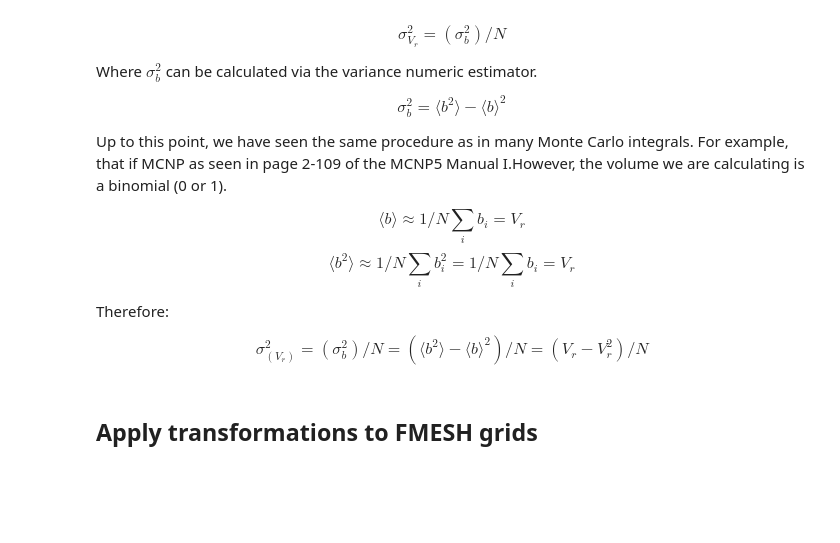
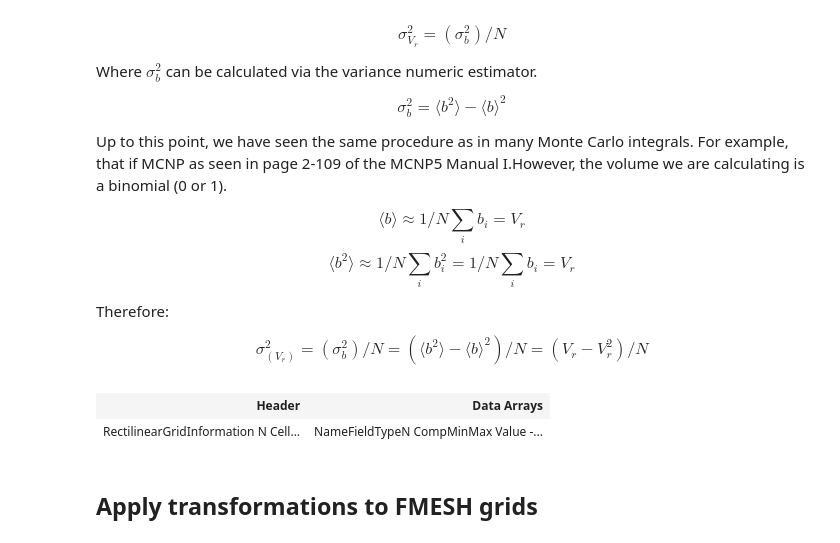
Before and after one commit to Fusion4Energy/F4Enix, a Jupyter notebook: docs/source/examples/output/jupyters/meshtal.ipynb, the cells around one changed output. Saved outputs shown, nothing was run; the diff lists cells and outputs as text; code cells hidden in the pictures; blank space fills up the shorter version.

```diff
--- a/docs/source/examples/output/jupyters/meshtal.ipynb
+++ b/docs/source/examples/output/jupyters/meshtal.ipynb
@@ -262,29 +324,32 @@ $$σ_{(V_r)}^2=(σ_b^2)/N=(〈b^2 〉-〈b〉^2)/N=(V_r-V_r^2)/N$$
 # %%
 import tempfile  # To have a scratch directory for the example
 import os
 import pyvista as pv
 from f4enix.output.meshtal import Meshtal
 from f4enix.output.cuv_sampling_error import add_sampling_error_to_vtk
 
 # Read a meshtal and create a VTK file
-meshtal = Meshtal("meshtal_cuv")
+meshtal = Meshtal("meshtal_cuv", filetype="CUV")
 meshtal.readMesh()
 
 # write to vtk
 tmpdir = tempfile.gettempdir()
 outname = 'outfile'
 outpath = os.path.join(tmpdir, outname)
 meshtal.mesh[44].write(tmpdir, outfile=outname)
 
 # Read the VTK file
 grid = pv.read(os.path.join(tmpdir, outname + '.vtr'))
 
 # The amount of sampling points per voxel should be identified from the MCNP input file
 # by the user. In this example, it is set to 1000 points per voxel.
 grid_with_errors = add_sampling_error_to_vtk(
         grid=grid, cuv_file_path="meshtal_cuv", voxel_sampling_points=1000
     )
 grid_with_errors
+# %% [output]
+| Header | Data Arrays |
+| RectilinearGridInformation N Cell... | NameFieldTypeN CompMinMax Value -... |
 # %% [markdown]
 ## Apply transformations to FMESH grids
 # %% [markdown]
```
Also changed, not shown: parts of 15 cells of this notebook, 19 other files.
